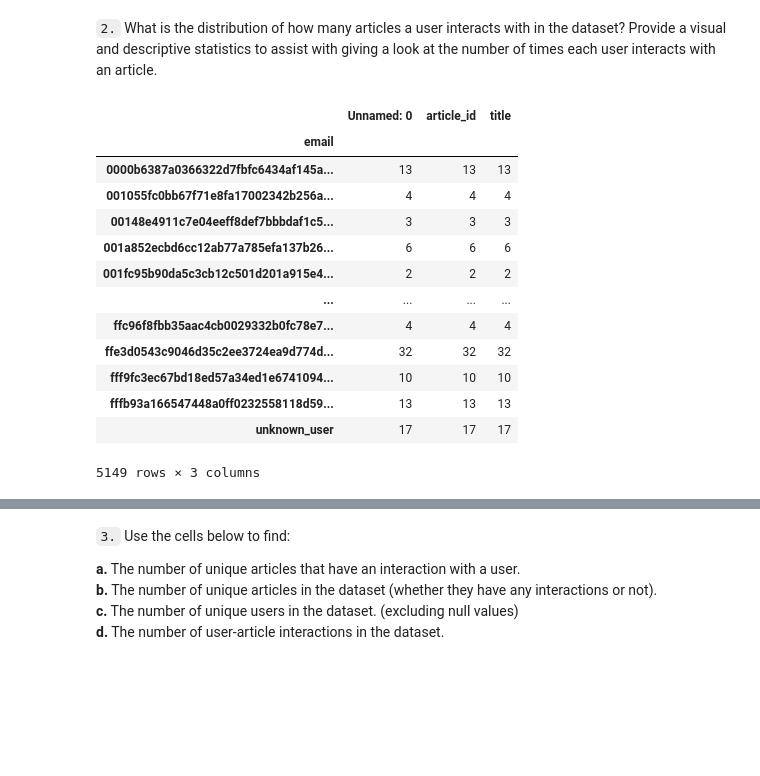
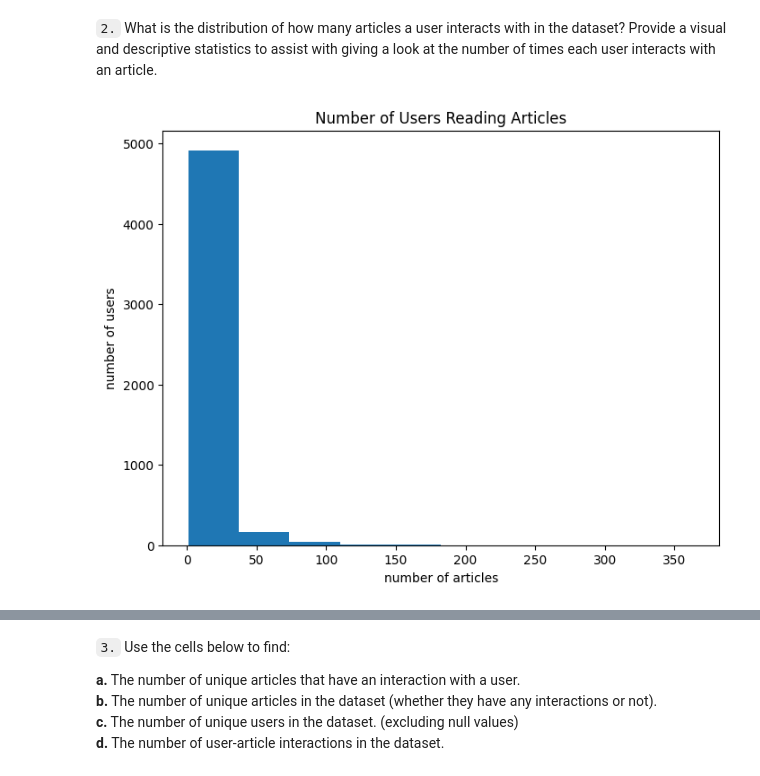
Before and after one commit to pcbinwal/RecommendationSystem_IBM, a Jupyter notebook: Recommendations_with_IBM.ipynb, the cells around one changed output, grey strips where cells are left out. Saved outputs shown, nothing was run; the diff lists cells and outputs as text; code cells hidden in the pictures; blank space fills up the shorter version.

```diff
--- a/Recommendations_with_IBM.ipynb
+++ b/Recommendations_with_IBM.ipynb
@@ -124,26 +122,15 @@ df[df.email.isna()]
 `2.` What is the distribution of how many articles a user interacts with in the dataset?  Provide a visual and descriptive statistics to assist with giving a look at the number of times each user interacts with an article.
 # %%
 # What are the descriptive statistics of the number of articles a user interacts with?
-df.groupby(df.email).count()
+user_interaction = df.groupby('email')['article_id'].count().sort_values(ascending=False)
-# %% [output]
-|  | Unnamed: 0 | article_id | title |
-| email |  |  |  |
-| 0000b6387a0366322d7fbfc6434af145a... | 13 | 13 | 13 |
-| 001055fc0bb67f71e8fa17002342b256a... | 4 | 4 | 4 |
-| 00148e4911c7e04eeff8def7bbbdaf1c5... | 3 | 3 | 3 |
-| 001a852ecbd6cc12ab77a785efa137b26... | 6 | 6 | 6 |
-| 001fc95b90da5c3cb12c501d201a915e4... | 2 | 2 | 2 |
-| ... | ... | ... | ... |
-| ffc96f8fbb35aac4cb0029332b0fc78e7... | 4 | 4 | 4 |
-| ffe3d0543c9046d35c2ee3724ea9d774d... | 32 | 32 | 32 |
-| fff9fc3ec67bd18ed57a34ed1e6741094... | 10 | 10 | 10 |
-| fffb93a166547448a0ff0232558118d59... | 13 | 13 | 13 |
-| unknown_user | 17 | 17 | 17 |
-5149 rows × 3 columns
 # %%
 # Create a plot of the number of articles read by each user
 
+plt.figure(figsize=(8,6))
+user_interaction.plot(kind='hist')
 plt.xlabel('number of articles')
 plt.ylabel('number of users')
 plt.title('Number of Users Reading Articles')
 plt.show()
+# %% [output]
+[figure, added]
```
Also changed, not shown: parts of 13 cells of this notebook.
